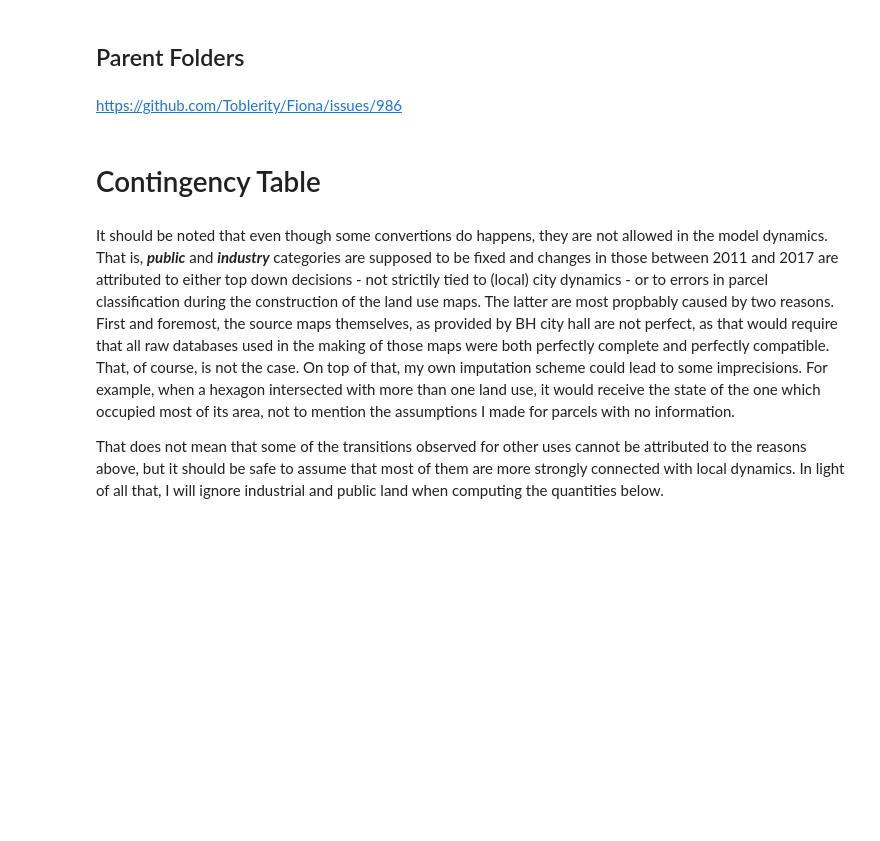
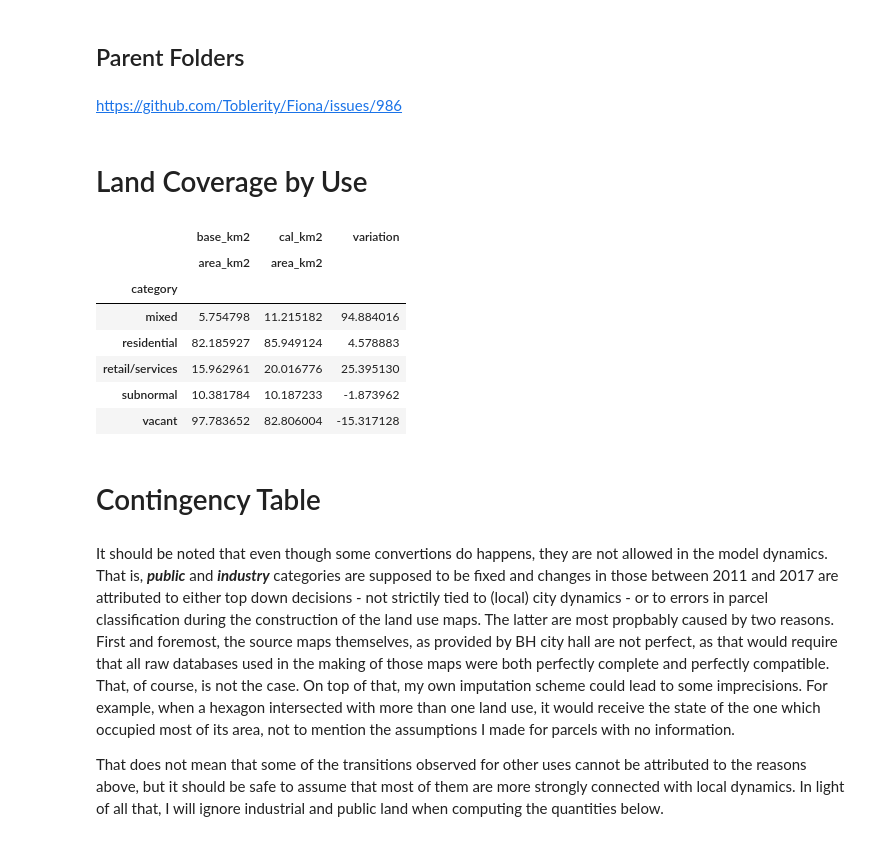
Before and after one commit to zehbrandao/thesis, a Jupyter notebook: C00_empirical_analysis_measures.ipynb, the cells around one changed output. Saved outputs shown, nothing was run; the diff lists cells and outputs as text; code cells hidden in the pictures; blank space fills up the shorter version.

```diff
--- a/C00_empirical_analysis_measures.ipynb
+++ b/C00_empirical_analysis_measures.ipynb
@@ -77,6 +77,57 @@ hex_2011 = get_hexagons_with_uses(2011,
 hex_2017 = get_hexagons_with_uses(2017,
                                   path_to_hexes,
                                   idx_col,)
+# %% [markdown]
+# Land Coverage by Use
+# %%
+def _get_land_coverage_by_use(hexagons):
+    gdf = hexagons.loc[hexagons['type'] != 'static'].copy()
+    gdf['area_km2'] = gdf.area * 1e-6
+
+    gdf = pd.pivot_table(gdf,
+                         values='area_km2',
+                         index='category',
+                         aggfunc='sum',)
+
+
+    return gdf
+
+
+def get_area_variation(base_year, cal_year):
+    def _relative_variation(row):
+        var = (
+            (row.cal_km2 - row.base_km2)
+            / row.base_km2
+            * 100
+        )
+        return var
+
+    base_areas = _get_land_coverage_by_use(base_year)
+    cal_areas = _get_land_coverage_by_use(cal_year)
+
+    df = pd.concat([base_areas, cal_areas],
+                   axis=1,
+                   keys=['base_km2', 'cal_km2'],)
+
+
+    df['variation'] = df.apply(lambda x:  _relative_variation(x),
+                               axis = 1,)
+
+
+    return df
+# %%
+km2_variation = get_area_variation(hex_2011, hex_2017)
+# %%
+km2_variation
+# %% [output]
+|  | base_km2 | cal_km2 | variation |
+|  | area_km2 | area_km2 |  |
+| category |  |  |  |
+| mixed | 5.754798 | 11.215182 | 94.884016 |
+| residential | 82.185927 | 85.949124 | 4.578883 |
+| retail/services | 15.962961 | 20.016776 | 25.395130 |
+| subnormal | 10.381784 | 10.187233 | -1.873962 |
+| vacant | 97.783652 | 82.806004 | -15.317128 |
 # %% [markdown]
 # Contingency Table
 # %% [markdown]
```
Also changed, not shown: parts of 4 cells of this notebook.
